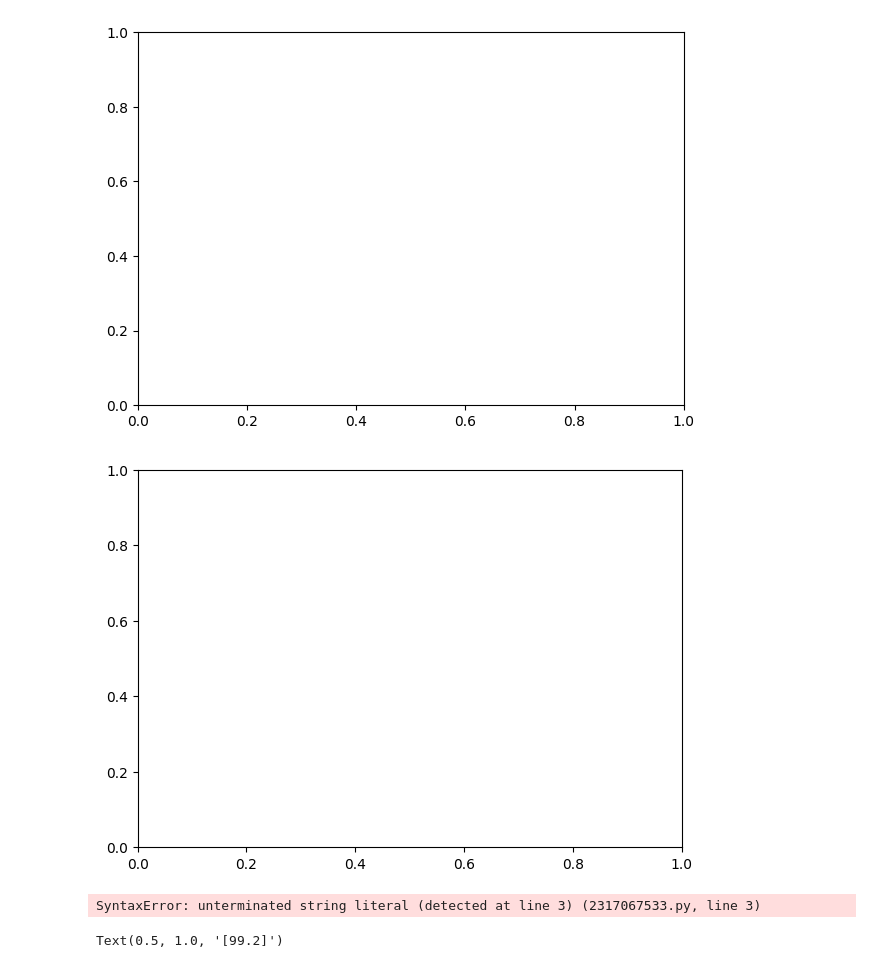
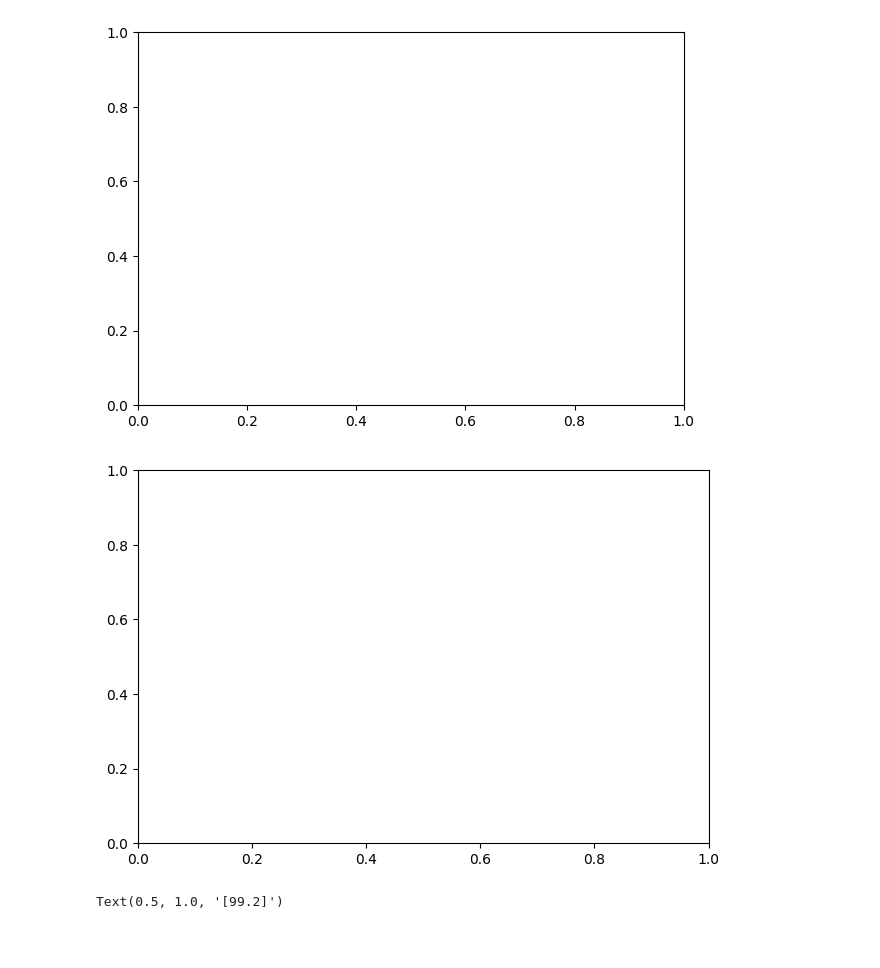
Before and after one commit to dschneidinger/222B_Landau_Damping_2024, a Jupyter notebook: 2-Landau_damping_in_PIC/EPW/analysis_code_homemade.ipynb, the cells around one changed output. Drawn from its saved outputs; the diff is of its cells as text; code cells hidden in the pictures; blank space fills up the shorter version.

```diff
--- a/2-Landau_damping_in_PIC/EPW/analysis_code_homemade.ipynb
+++ b/2-Landau_damping_in_PIC/EPW/analysis_code_homemade.ipynb
@@ -116,23 +116,21 @@ for i in range(len(p1x1_files)):
 # %%
 p1x1_files = np.sort(os.listdir('EPW-alves/MS/PHA/p1x1/electrons/'))
 if not (os.path.isdir('figures-distribution-function')):
     os.makedirs('figures-distribution-function')
-
 for i in range(len(p1x1_files)):
     p1x1 = vysxd_get_data('EPW-alves/MS/PHA/p1x1/electrons/' + p1x1_files[i])
 
     plt.title(r'$t = ' + str(p1x1.TIME[0])+'\omega_{pe}^{-1}$')
     plt.semilogy(p1x1.Y, -np.mean(p1x1.DATA,axis=1))
-    plt.ylabel(r'$f_e(x,v,t)$')
-    plt.xlabel(r'$v/c$')
-    plt.ylim(10**(-4), 10)
+    plt.xlabel(r'$x [c/\omega_{pe}]$')
+    plt.ylabel(r'$v/c$')
     plt.tight_layout()
     plt.savefig('figures-distribution-function/'+str(i)+'.png',dpi = 300)
 
     plt.clf()
     plt.cla()
 # %% [output]
-[figure, old version]
+[figure, new version]
 # %%
 
 import glob
@@ -160,20 +157,2 @@ with contextlib.ExitStack() as stack:
-# %%
-def make_movie(path_to_folder):
-    fp_in = path_to_folder + '*.png'
-    fp_out = path_to_folder + 'movie.gif
-    with contextlib.ExitStack() as stack:
-
-    # lazily load images
-    imgs = (stack.enter_context(Image.open(f))
-            for f in sorted(glob.glob(fp_in)))
-
-    # extract  first image from iterator
-    img = next(imgs)
-
-    # https://pillow.readthedocs.io/en/stable/handbook/image-file-formats.html#gif
-    img.save(fp=fp_out, format='GIF', append_images=imgs,
-             save_all=True, duration=200, loop=0)
-# %% [output]
-SyntaxError: unterminated string literal (detected at line 3) (2317067533.py, line 3)
 # %%
 plt.semilogy(p1x1.Y, -np.mean(p1x1.DATA,axis=1))
```
Also changed, not shown: parts of 3 cells of this notebook.
